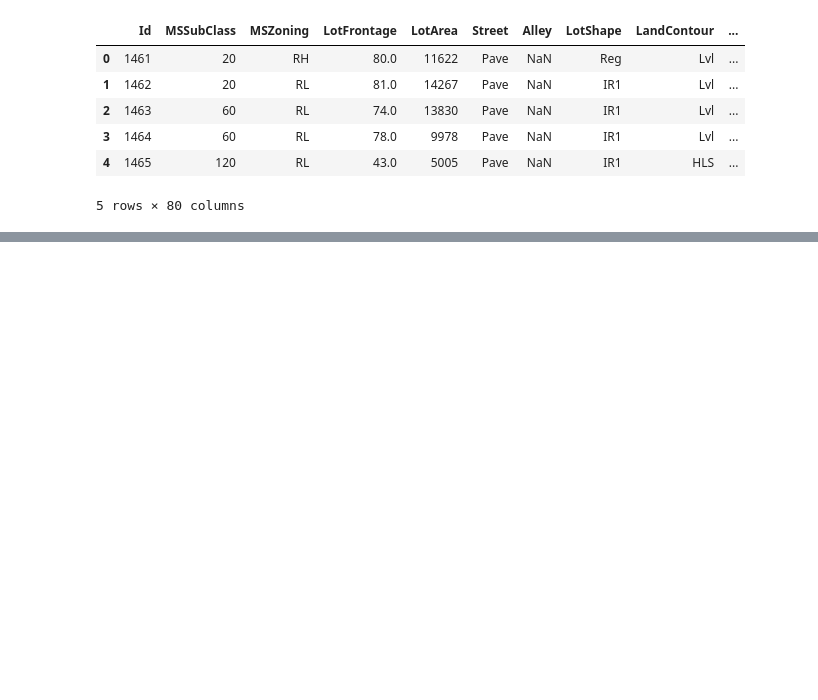
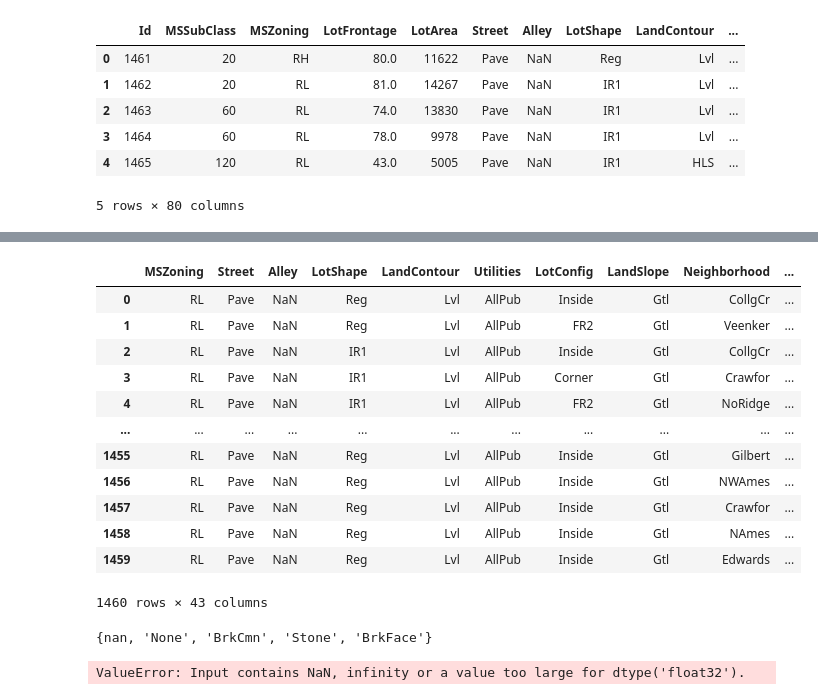
Before and after one commit to saurav1066/KaggleProjects, a Jupyter notebook: House Prices- Advanced Regression Techniques/analysis.ipynb, the cells around one changed output, grey strips where cells are left out. Saved outputs shown, nothing was run; the diff lists cells and outputs as text; code cells hidden in the pictures; blank space fills up the shorter version.

```diff
--- a/House Prices- Advanced Regression Techniques/analysis.ipynb
+++ b/House Prices- Advanced Regression Techniques/analysis.ipynb
@@ -35,0 +61,6 @@ test_data.head()
+# %%
+#Separating target variable
+y = train_data['SalePrice']
+x = train_data.drop('SalePrice', axis = 1)
+
+x.head()
@@ -35,0 +75,33 @@ test_data.head()
+# %%
+#Selecting all categorical columns
+categorical_columns = x.select_dtypes(include=['object'])
+categorical_columns
+# %% [output]
+|  | MSZoning | Street | Alley | LotShape | LandContour | Utilities | LotConfig | LandSlope | Neighborhood | ... |
+| 0 | RL | Pave | NaN | Reg | Lvl | AllPub | Inside | Gtl | CollgCr | ... |
+| 1 | RL | Pave | NaN | Reg | Lvl | AllPub | FR2 | Gtl | Veenker | ... |
+| 2 | RL | Pave | NaN | IR1 | Lvl | AllPub | Inside | Gtl | CollgCr | ... |
+| 3 | RL | Pave | NaN | IR1 | Lvl | AllPub | Corner | Gtl | Crawfor | ... |
+| 4 | RL | Pave | NaN | IR1 | Lvl | AllPub | FR2 | Gtl | NoRidge | ... |
+| ... | ... | ... | ... | ... | ... | ... | ... | ... | ... | ... |
+| 1455 | RL | Pave | NaN | Reg | Lvl | AllPub | Inside | Gtl | Gilbert | ... |
+| 1456 | RL | Pave | NaN | Reg | Lvl | AllPub | Inside | Gtl | NWAmes | ... |
+| 1457 | RL | Pave | NaN | Reg | Lvl | AllPub | Inside | Gtl | Crawfor | ... |
+| 1458 | RL | Pave | NaN | Reg | Lvl | AllPub | Inside | Gtl | NAmes | ... |
+| 1459 | RL | Pave | NaN | Reg | Lvl | AllPub | Inside | Gtl | Edwards | ... |
+1460 rows × 43 columns
+# %%
+#One hot encoding
+df = pd.get_dummies(x, columns=categorical_columns.columns, drop_first=True)
+df.head()
+test = pd.get_dummies(test_data, columns=categorical_columns.columns, drop_first=True)
+test.head()
+print(set(train_data['MasVnrType']))
+# %% [output]
+{nan, 'None', 'BrkCmn', 'Stone', 'BrkFace'}
+# %%
+from sklearn.ensemble import RandomForestRegressor
+model = RandomForestRegressor()
+model.fit(df,y)
+# %% [output]
+ValueError: Input contains NaN, infinity or a value too large for dtype('float32').
```
Also changed, not shown: parts of 3 cells of this notebook.
